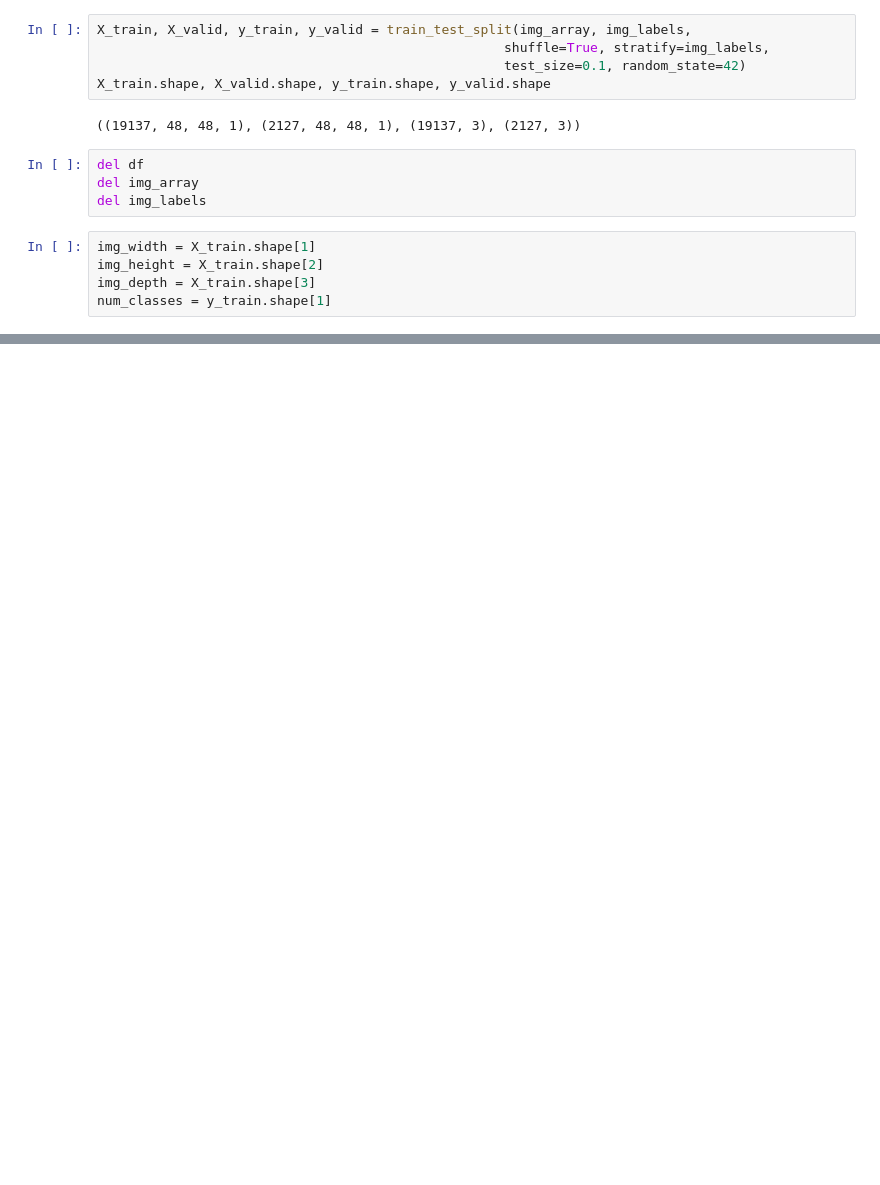
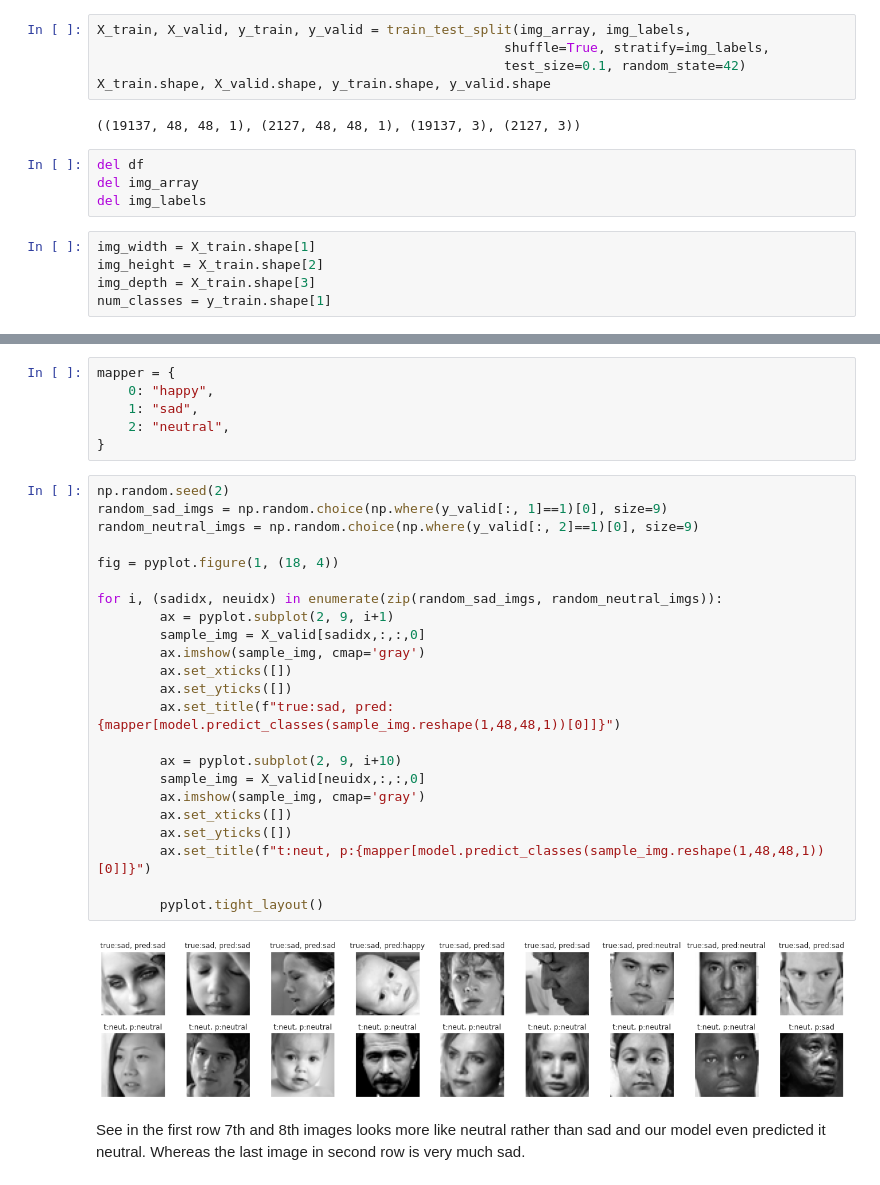
Before and after one commit to greatsharma/Facial_Emotion_Recognition, a Jupyter notebook: notebook/FER_2.ipynb, the cells around one changed output, grey strips where cells are left out. Cells and saved outputs as stored; diff of their text form; blank space fills up the shorter version.

```diff
--- a/notebook/FER_2.ipynb
+++ b/notebook/FER_2.ipynb
@@ -396,0 +419,33 @@ weighted avg       0.83      0.83      0.83      2127
+# %%
+mapper = {
+    0: "happy",
+    1: "sad",
+    2: "neutral",
+}
+# %%
+np.random.seed(2)
+random_sad_imgs = np.random.choice(np.where(y_valid[:, 1]==1)[0], size=9)
+random_neutral_imgs = np.random.choice(np.where(y_valid[:, 2]==1)[0], size=9)
+
+fig = pyplot.figure(1, (18, 4))
+
+for i, (sadidx, neuidx) in enumerate(zip(random_sad_imgs, random_neutral_imgs)):
+        ax = pyplot.subplot(2, 9, i+1)
+        sample_img = X_valid[sadidx,:,:,0]
+        ax.imshow(sample_img, cmap='gray')
+        ax.set_xticks([])
+        ax.set_yticks([])
+        ax.set_title(f"true:sad, pred:{mapper[model.predict_classes(sample_img.reshape(1,48,48,1))[0]]}")
+
+        ax = pyplot.subplot(2, 9, i+10)
+        sample_img = X_valid[neuidx,:,:,0]
+        ax.imshow(sample_img, cmap='gray')
+        ax.set_xticks([])
+        ax.set_yticks([])
+        ax.set_title(f"t:neut, p:{mapper[model.predict_classes(sample_img.reshape(1,48,48,1))[0]]}")
+
+        pyplot.tight_layout()
+# %% [output]
+[figure, added]
+# %% [markdown]
+See in the first row 7th and 8th images looks more like neutral rather than sad and our model even predicted it neutral. Whereas the last image in second row is very much sad.
```
Also changed, not shown: parts of 18 cells of this notebook, 16 other files.
